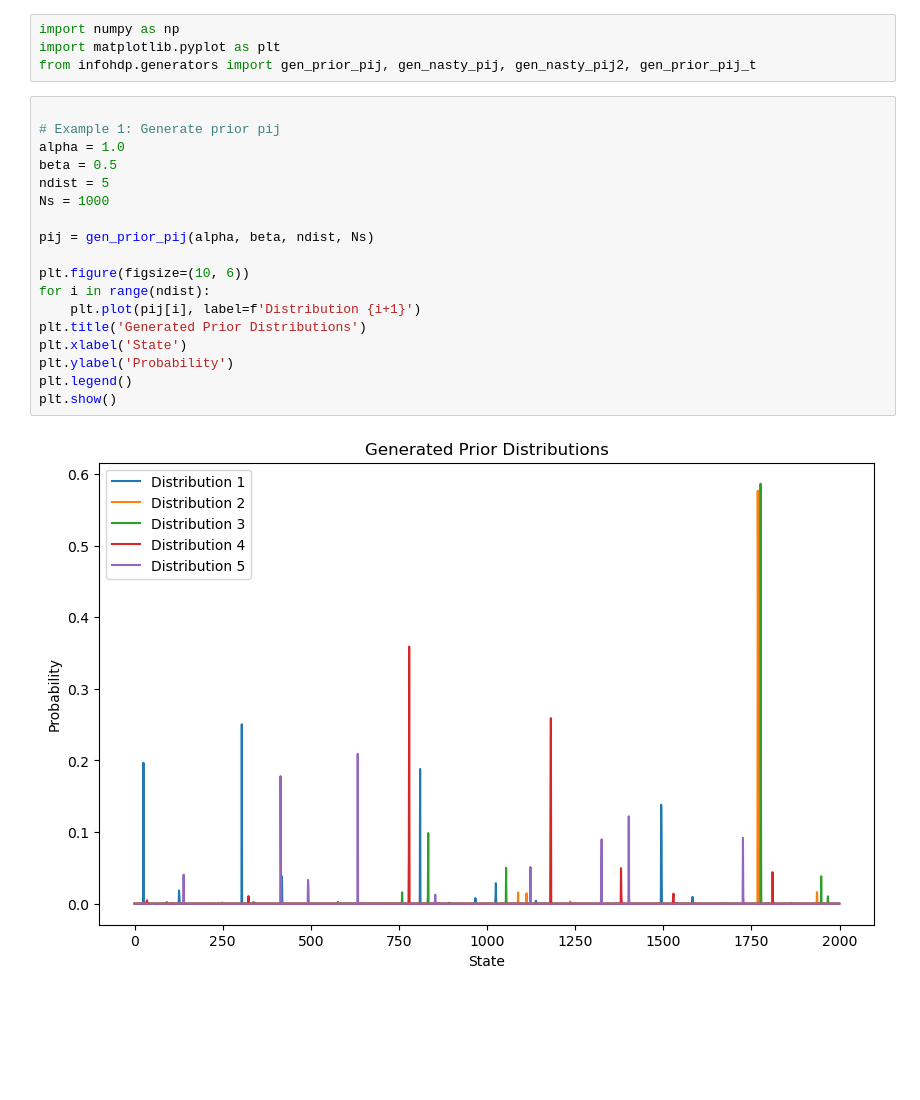
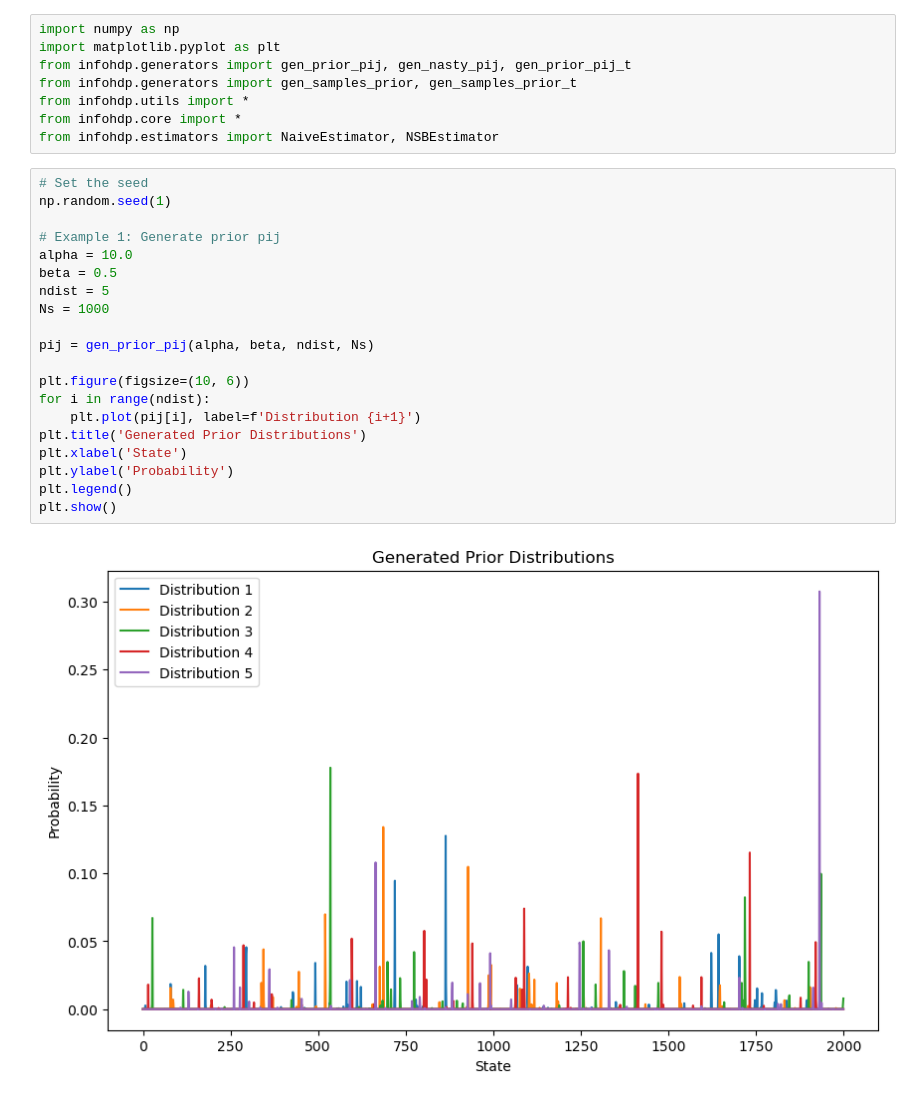
Before and after one commit to damianghl/infohdpy, a Jupyter notebook: example_probs.ipynb, the cells around one changed output. Drawn from its saved outputs; the diff is of its cells as text; blank space fills up the shorter version.

```diff
--- a/example_probs.ipynb
+++ b/example_probs.ipynb
@@ -1,26 +1,32 @@
 # %%
 import numpy as np
 import matplotlib.pyplot as plt
-from infohdp.generators import gen_prior_pij, gen_nasty_pij, gen_nasty_pij2, gen_prior_pij_t
+from infohdp.generators import gen_prior_pij, gen_nasty_pij, gen_prior_pij_t
+from infohdp.generators import gen_samples_prior, gen_samples_prior_t
+from infohdp.utils import *
+from infohdp.core import *
+from infohdp.estimators import NaiveEstimator, NSBEstimator
 # %%
+# Set the seed
+np.random.seed(1)
 
 # Example 1: Generate prior pij
-alpha = 1.0
+alpha = 10.0
 beta = 0.5
 ndist = 5
 Ns = 1000
 
 pij = gen_prior_pij(alpha, beta, ndist, Ns)
 
 plt.figure(figsize=(10, 6))
 for i in range(ndist):
     plt.plot(pij[i], label=f'Distribution {i+1}')
 plt.title('Generated Prior Distributions')
 plt.xlabel('State')
 plt.ylabel('Probability')
 plt.legend()
 plt.show()
 # %% [output]
-[figure, old version]
+[figure, new version]
 # %%
 # Example 2: Generate nasty pij
```
Also changed, not shown: parts of 3 cells of this notebook, 9 other files.
